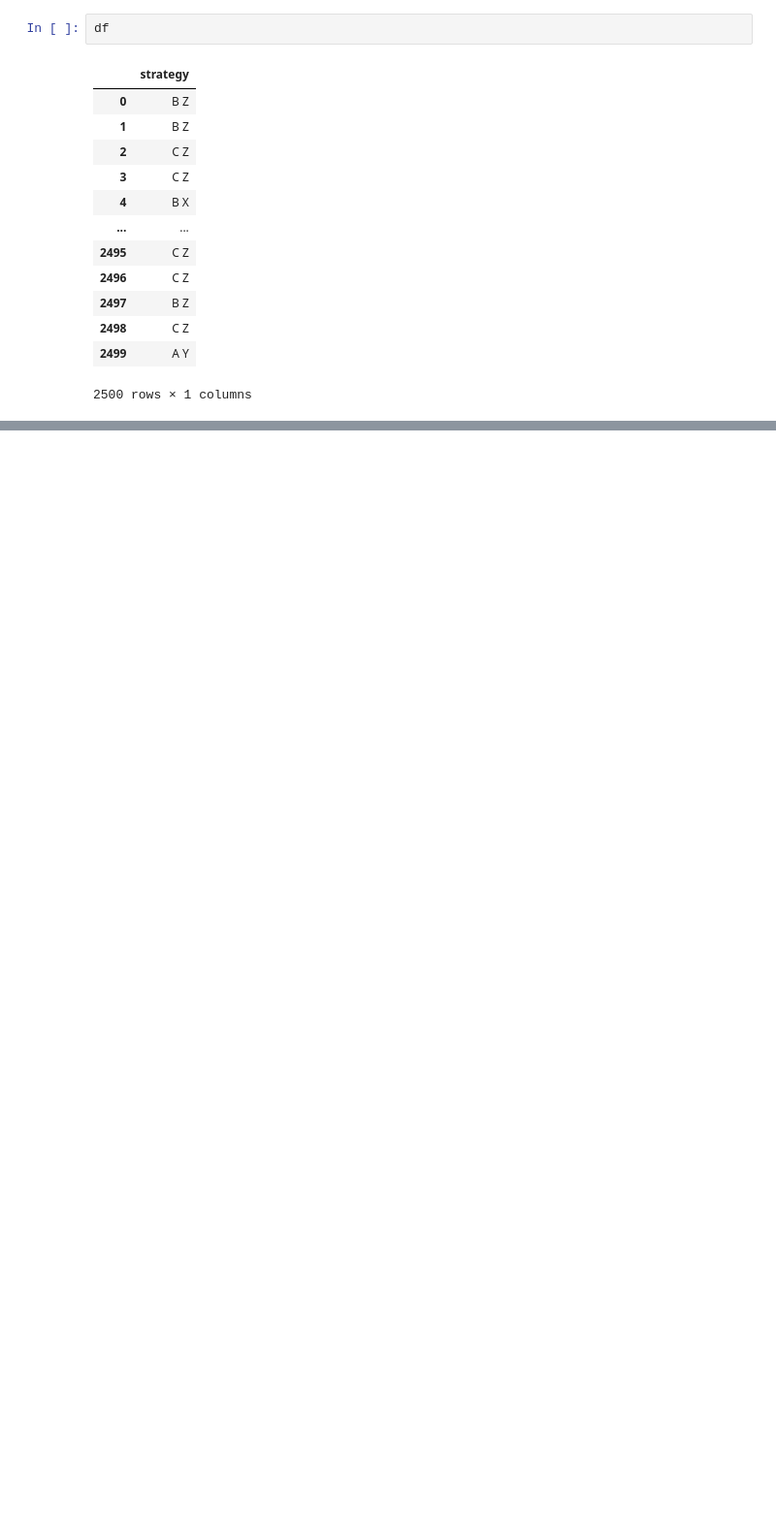
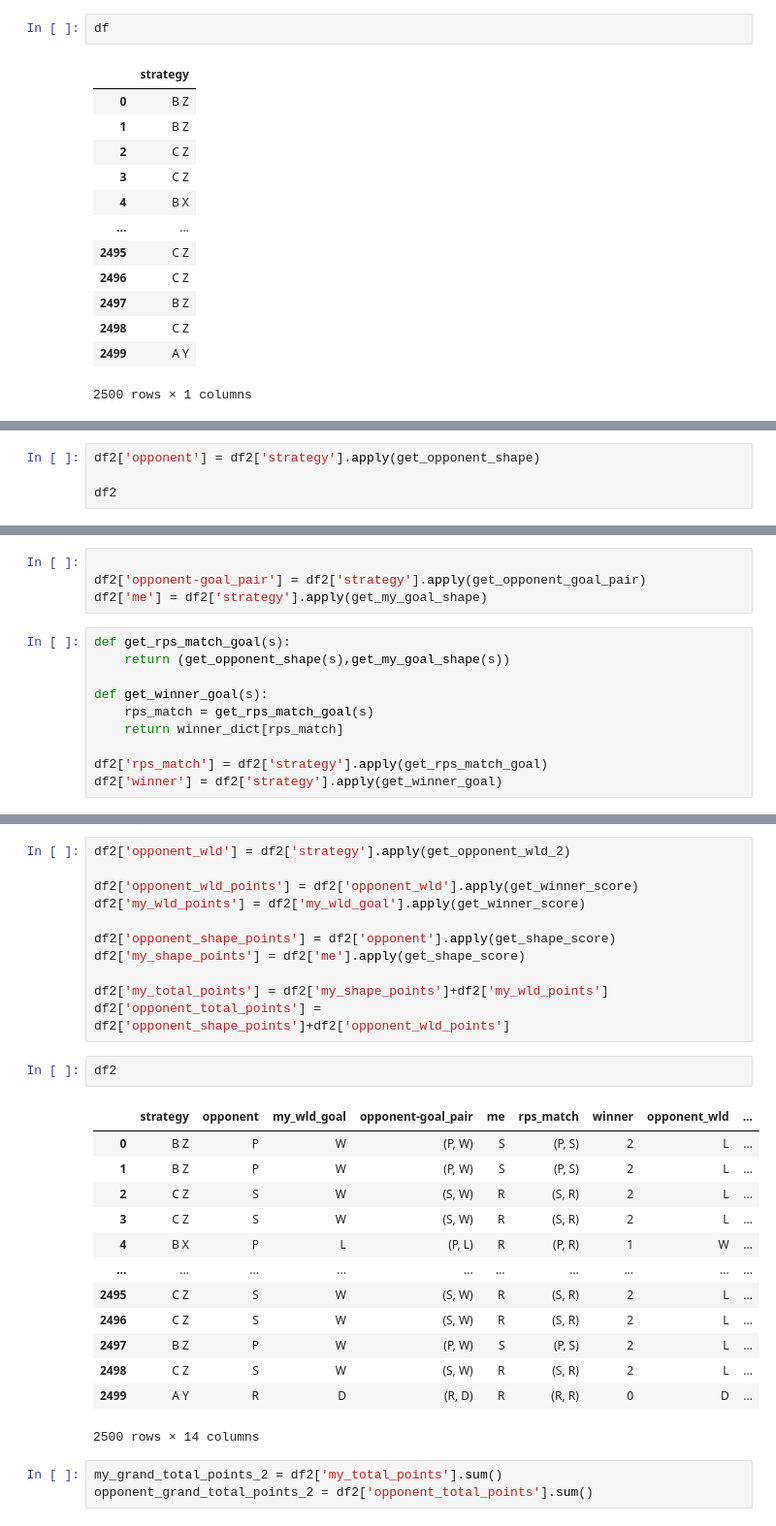
Before and after one commit to kristenhahn/advent_of_code_2022, a Jupyter notebook: Day_02/Day_02.ipynb, the cells around one changed output, grey strips where cells are left out. Shown at 97% size. Saved outputs shown, nothing was run; the diff lists cells and outputs as text; blank space fills up the shorter version.

```diff
--- a/Day_02/Day_02.ipynb
+++ b/Day_02/Day_02.ipynb
@@ -140,0 +311,4 @@ winner_dict = {
+# %%
+df2['opponent'] = df2['strategy'].apply(get_opponent_shape)
+
+df2
@@ -140,0 +397,14 @@ winner_dict = {
+# %%
+
+df2['opponent-goal_pair'] = df2['strategy'].apply(get_opponent_goal_pair)
+df2['me'] = df2['strategy'].apply(get_my_goal_shape)
+# %%
+def get_rps_match_goal(s):
+    return (get_opponent_shape(s),get_my_goal_shape(s))
+
+def get_winner_goal(s):
+    rps_match = get_rps_match_goal(s)
+    return winner_dict[rps_match]
+
+df2['rps_match'] = df2['strategy'].apply(get_rps_match_goal)
+df2['winner'] = df2['strategy'].apply(get_winner_goal)
@@ -140,0 +427,30 @@ winner_dict = {
+# %%
+df2['opponent_wld'] = df2['strategy'].apply(get_opponent_wld_2)
+
+df2['opponent_wld_points'] = df2['opponent_wld'].apply(get_winner_score)
+df2['my_wld_points'] = df2['my_wld_goal'].apply(get_winner_score)
+
+df2['opponent_shape_points'] = df2['opponent'].apply(get_shape_score)
+df2['my_shape_points'] = df2['me'].apply(get_shape_score)
+
+df2['my_total_points'] = df2['my_shape_points']+df2['my_wld_points']
+df2['opponent_total_points'] = df2['opponent_shape_points']+df2['opponent_wld_points']
+# %%
+df2
+# %% [output]
+|  | strategy | opponent | my_wld_goal | opponent-goal_pair | me | rps_match | winner | opponent_wld | ... |
+| 0 | B Z | P | W | (P, W) | S | (P, S) | 2 | L | ... |
+| 1 | B Z | P | W | (P, W) | S | (P, S) | 2 | L | ... |
+| 2 | C Z | S | W | (S, W) | R | (S, R) | 2 | L | ... |
+| 3 | C Z | S | W | (S, W) | R | (S, R) | 2 | L | ... |
+| 4 | B X | P | L | (P, L) | R | (P, R) | 1 | W | ... |
+| ... | ... | ... | ... | ... | ... | ... | ... | ... | ... |
+| 2495 | C Z | S | W | (S, W) | R | (S, R) | 2 | L | ... |
+| 2496 | C Z | S | W | (S, W) | R | (S, R) | 2 | L | ... |
+| 2497 | B Z | P | W | (P, W) | S | (P, S) | 2 | L | ... |
+| 2498 | C Z | S | W | (S, W) | R | (S, R) | 2 | L | ... |
+| 2499 | A Y | R | D | (R, D) | R | (R, R) | 0 | D | ... |
+2500 rows × 14 columns
+# %%
+my_grand_total_points_2 = df2['my_total_points'].sum()
+opponent_grand_total_points_2 = df2['opponent_total_points'].sum()
```
Also changed, not shown: parts of 26 cells of this notebook.
